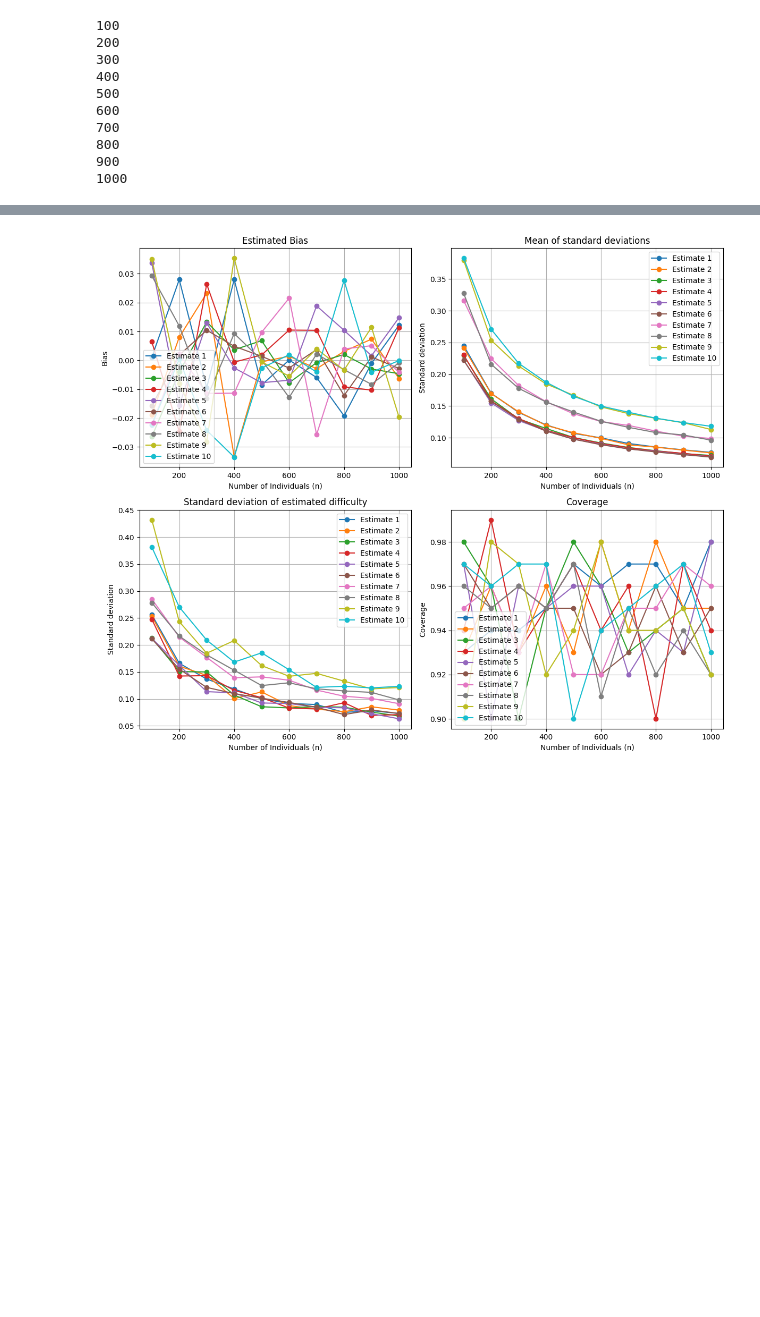
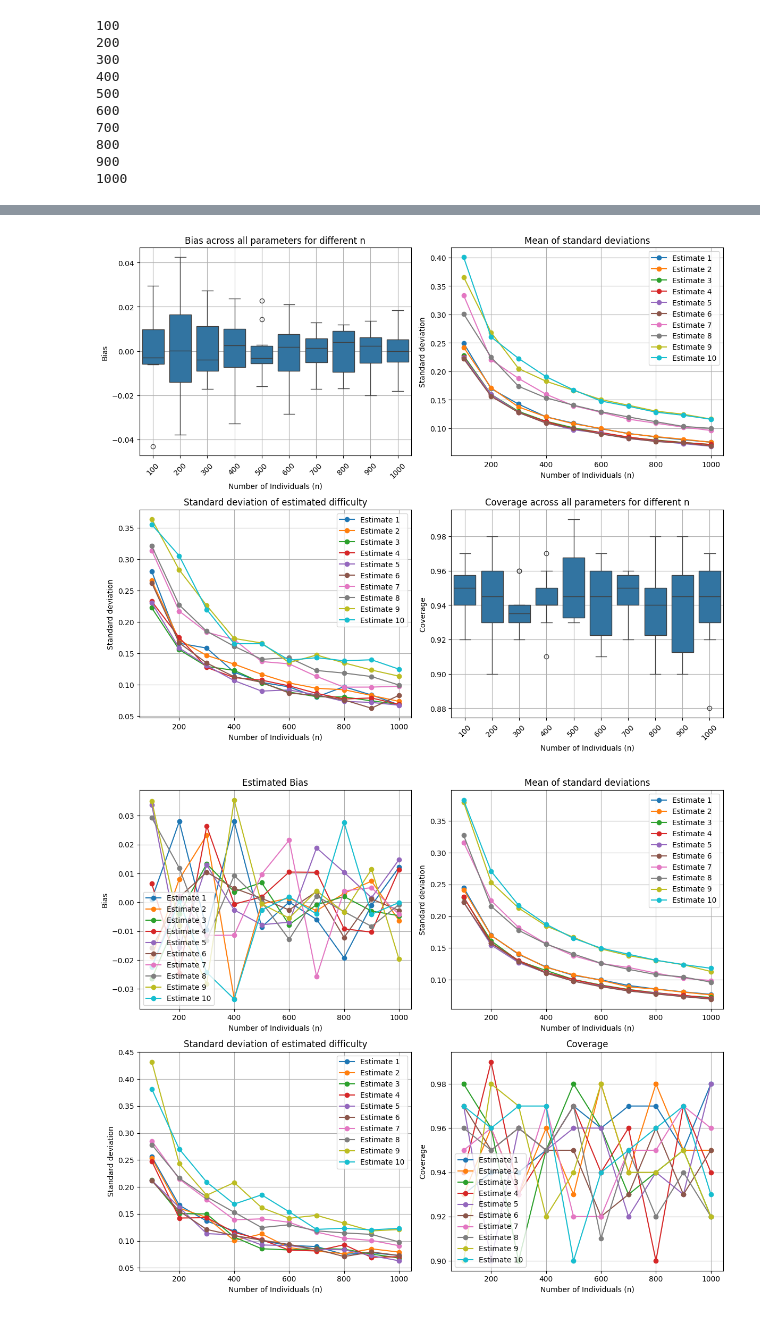
Before and after one commit to CRH1998/Rasch-models-in-Python-and-R, a Jupyter notebook: Python code/SimulationStudy.ipynb, the cells around one changed output, grey strips where cells are left out. Drawn from its saved outputs; the diff is of its cells as text; code cells hidden in the pictures; blank space fills up the shorter version.

```diff
--- a/Python code/SimulationStudy.ipynb
+++ b/Python code/SimulationStudy.ipynb
@@ -94,8 +94,14 @@ array([0.952, 0.946, 0.954, 0.95 , 0.942, 0.94 , 0.954, 0.952, 0.938,
 # %%
 # Carry out simulation for different values of B in a for loop and store the results in a dictionary
 random.seed(10022025)
+
+# Number of items and persons
+k_items = 10
 n_persons_list = [100, 200, 300, 400, 500, 600, 700, 800, 900, 1000]
 n_simulations = 100
+
+manual_diffs = [-1, 1, -0.5, 0.5, 0.1, -0.1, -2, 2, 2.5, -2.5]  # Must sum to 0
+
 results = {}
 
 for n in n_persons_list:
@@ -142,3 +127,85 @@ num_individuals = sorted(results.keys())
+# %%
+# Extract the number of individuals
+num_individuals = sorted(results.keys())  # Ensure n values are in sorted order
+
+# Extract data for each metric (list of lists)
+difficulties_est_bias = [results[n][0] - manual_diffs for n in num_individuals]
+difficulties_est_sds = [results[n][1] for n in num_individuals]
+difficulties_sd_means = [results[n][2] for n in num_individuals]
+coverages = [results[n][3] for n in num_individuals]
+
+# Transpose the lists of lists to group data by the 10 values (e.g., beta1, beta2, ...)
+difficulties_est_bias_by_value = list(zip(*difficulties_est_bias))  # Shape: 10 x len(num_individuals)
+difficulties_est_sds_by_value = list(zip(*difficulties_est_sds))
+difficulties_sd_means_by_value = list(zip(*difficulties_sd_means))
+coverages_by_value = list(zip(*coverages))
+
+# Convert data to long format for boxplots
+bias_data = []
+coverage_data = []
+
+for n, biases, covs in zip(num_individuals, difficulties_est_bias, coverages):
+    for bias in biases:
+        bias_data.append({'n': n, 'Bias': bias})
+    for coverage in covs:
+        coverage_data.append({'n': n, 'Coverage': coverage})
+
+bias_df = pd.DataFrame(bias_data)
+coverage_df = pd.DataFrame(coverage_data)
+
+# Convert 'n' to categorical for better visualization
+bias_df['n'] = bias_df['n'].astype(str)
+coverage_df['n'] = coverage_df['n'].astype(str)
+
+# Create the plots
+plt.figure(figsize=(12, 10))
+
+# Bias boxplot
+plt.subplot(2, 2, 1)
+sns.boxplot(x='n', y='Bias', data=bias_df)
+plt.title('Bias across all parameters for different n')
+plt.xlabel('Number of Individuals (n)')
+plt.ylabel('Bias')
+plt.xticks(rotation=45)
+plt.grid()
+
+
+# Plot difficulties_est_sd
+plt.subplot(2, 2, 3)
+for i, estimates in enumerate(difficulties_est_sds_by_value):
+    plt.plot(num_individuals, estimates, marker='o', label=f"Estimate {i+1}")
+plt.xlabel('Number of Individuals (n)')
+plt.ylabel('Standard deviation')
+plt.title('Standard deviation of estimated difficulty')
+plt.grid()
+plt.legend()
+
+# Plot difficulties_sd_mean
+plt.subplot(2, 2, 2)
+for i, estimates in enumerate(difficulties_sd_means_by_value):
+    plt.plot(num_individuals, estimates, marker='o', label=f"Estimate {i+1}")
+plt.xlabel('Number of Individuals (n)')
+plt.ylabel('Standard deviation')
+plt.title('Mean of standard deviations')
+plt.grid()
+plt.legend()
+
+
+# Coverage boxplot
+plt.subplot(2, 2, 4)
+sns.boxplot(x='n', y='Coverage', data=coverage_df)
+plt.title('Coverage across all parameters for different n')
+plt.xlabel('Number of Individuals (n)')
+plt.ylabel('Coverage')
+plt.xticks(rotation=45)
+plt.grid()
+
+# Show plots
+plt.tight_layout()
+plt.savefig("C:/Users/brf337/Desktop/Rasch package/Rasch-models-in-Python-and-R/Python code/Plots/SimulationPlotPython.png")
+plt.show()
+# %% [output]
+[figure, added]
 # %%
 # Extract the number of individuals
 num_individuals = sorted(results.keys())  # Ensure n values are in sorted order
```
Also changed, not shown: parts of 1 cell of this notebook, 16 other files.
